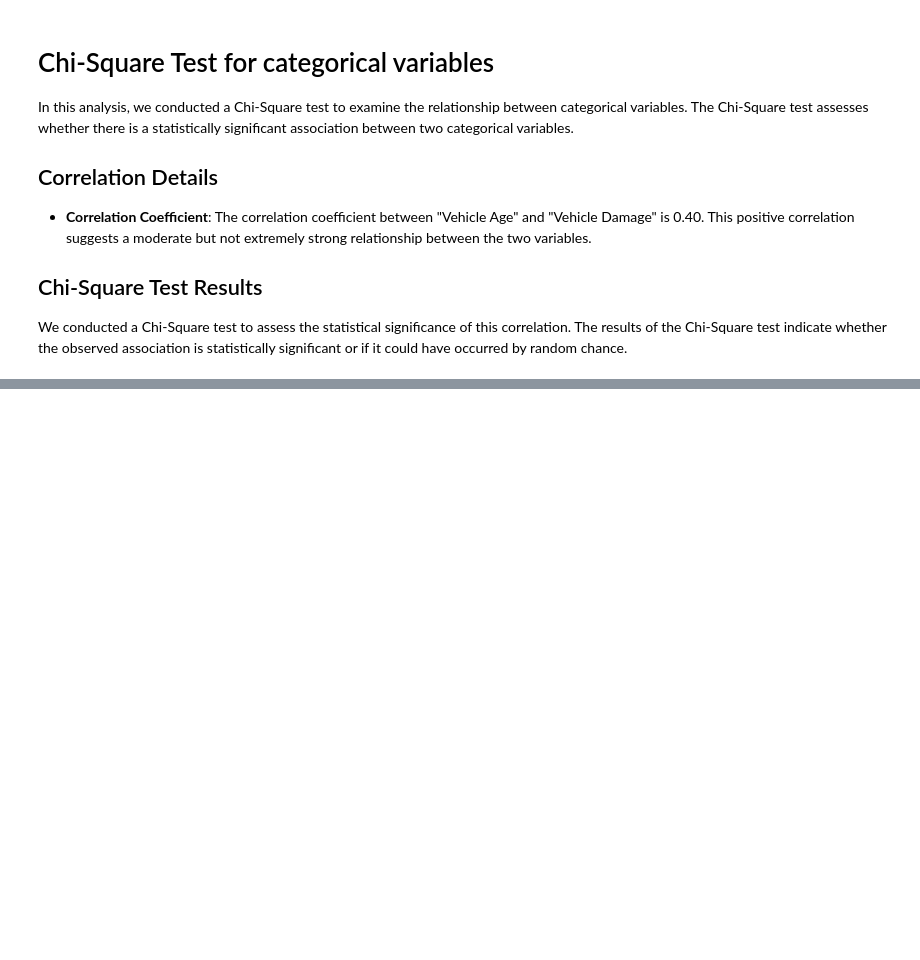
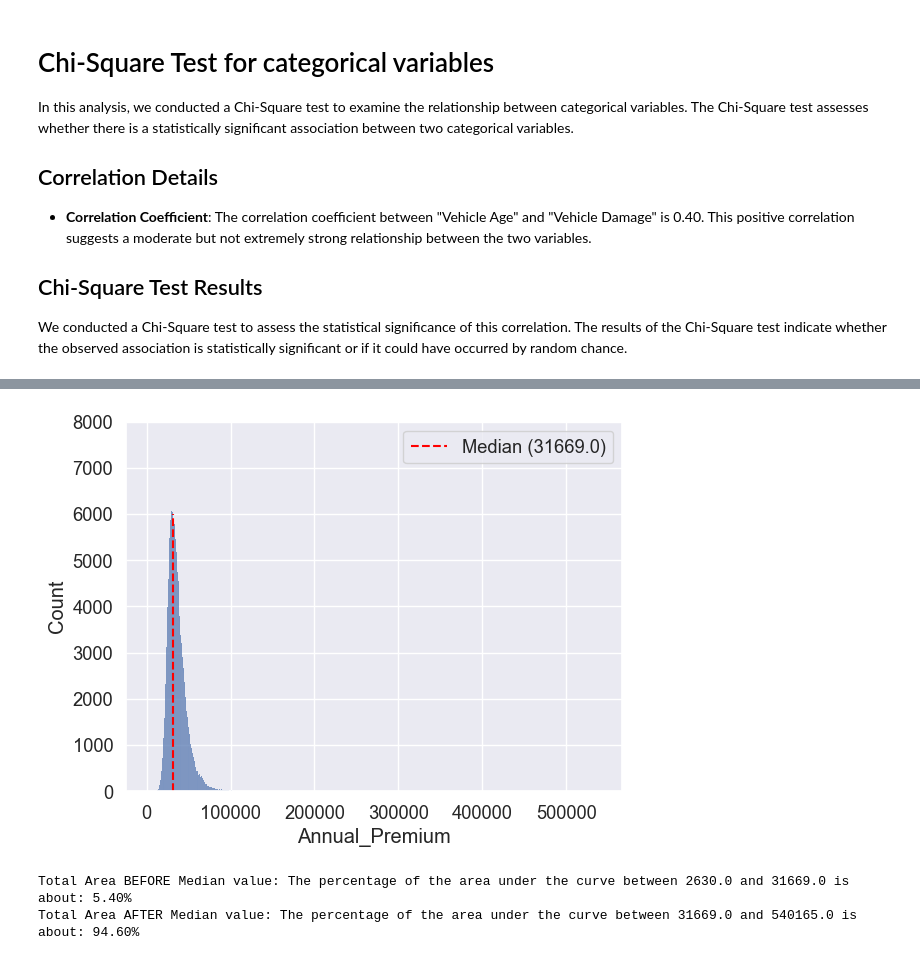
Before and after one commit to ThomasProce/Cross_Selling_Insurance, a Jupyter notebook: cross_selling.ipynb, the cells around one changed output, grey strips where cells are left out. Cells and saved outputs as stored; diff of their text form; code cells hidden in the pictures; blank space fills up the shorter version.

```diff
--- a/cross_selling.ipynb
+++ b/cross_selling.ipynb
@@ -796,0 +880,18 @@ We conducted a Chi-Square test to assess the statistical significance of this co
+# %%
+# Looking at this rough graph below we could see that most of the data are between 20.000 and 50.000
+# we can try to calculate the area under the curve to check in effect how many observations fall between these
+# boundaries.
+sns.histplot(data)
+plt.axvline(x = data.median(),ymax=6000/8000, color = 'red',linestyle = '--', label=f'Median ({round(data.median(),3)})')
+plt.ylim(0,8000)
+plt.legend()
+plt.show()
+# %% [output]
+[figure, added]
+# %%
+# Try to calculate total Area from the min to the median value and from the median value to the max of distribution
+print(f"Total Area BEFORE Median value: {integral(numerical,'Annual_Premium',numerical['Annual_Premium'].min(),numerical['Annual_Premium'].median())}")
+print(f"Total Area AFTER Median value: {integral(numerical,'Annual_Premium',numerical['Annual_Premium'].median(),numerical['Annual_Premium'].max())}")
+# %% [output]
+Total Area BEFORE Median value: The percentage of the area under the curve between 2630.0 and 31669.0 is about: 5.40%
+Total Area AFTER Median value: The percentage of the area under the curve between 31669.0 and 540165.0 is about: 94.60%
```
Also changed, not shown: parts of 29 cells of this notebook.
